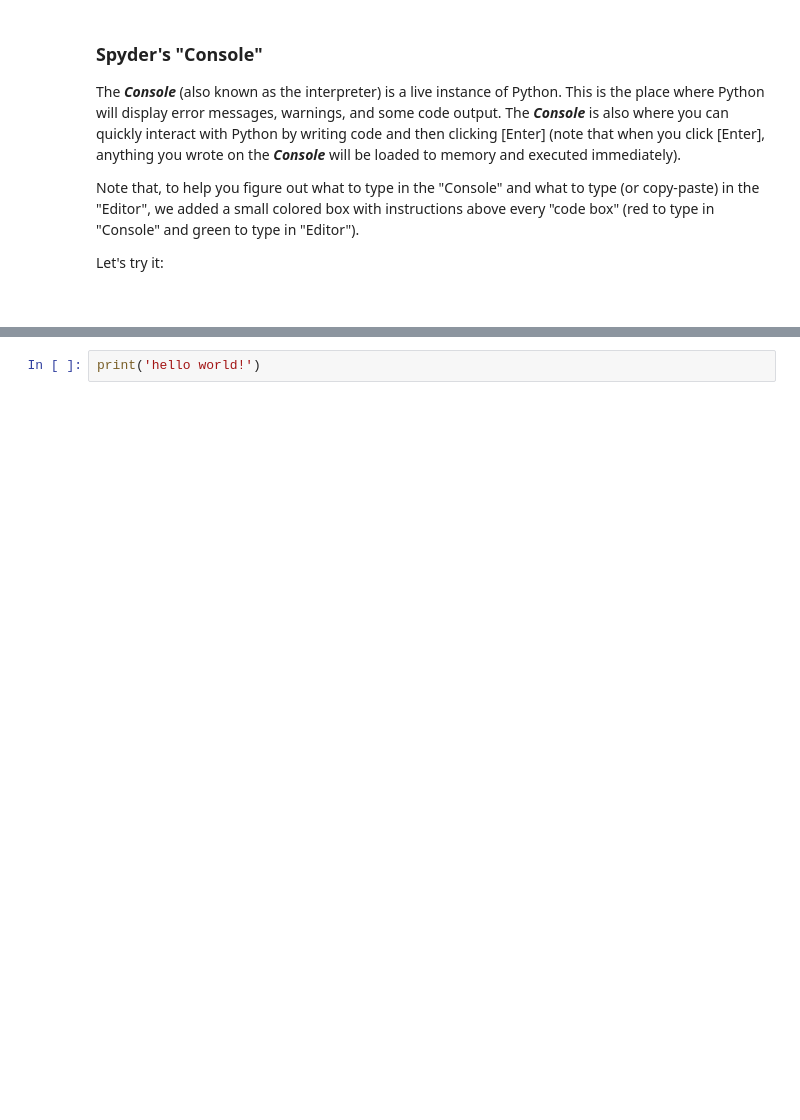
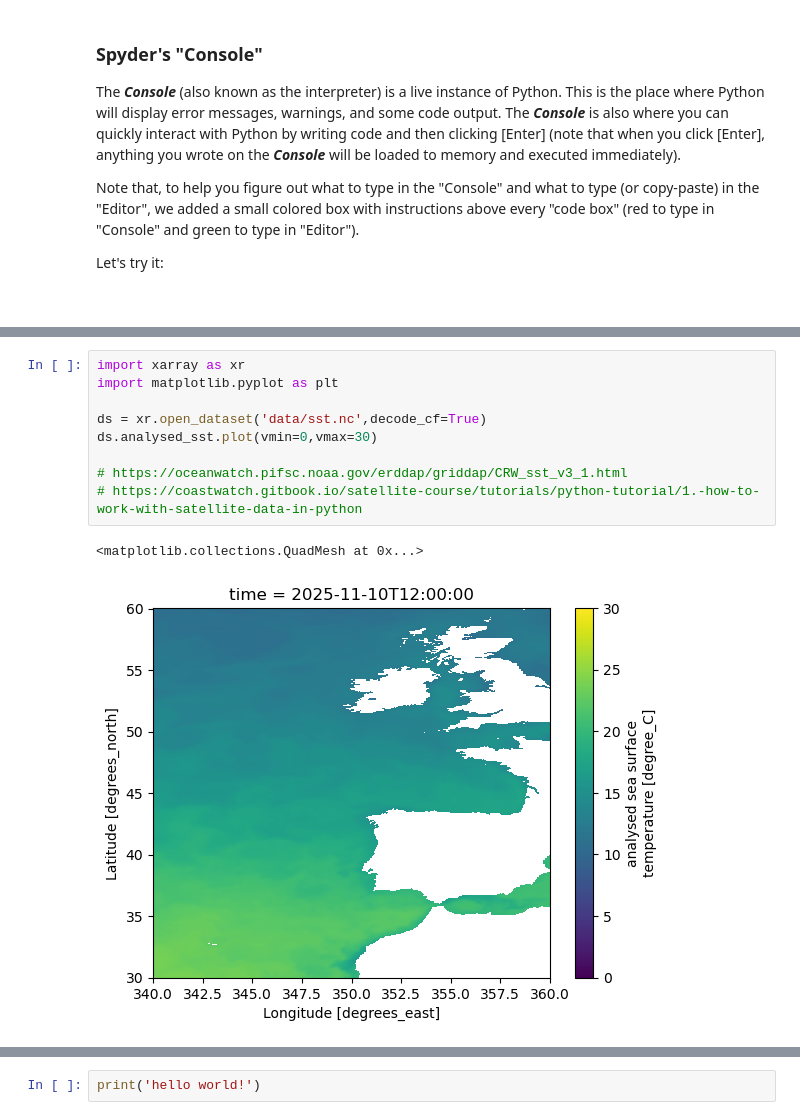
Before and after one commit to alaurent101/WYTEC2_Python_Workshop, a Jupyter notebook: WYTEC2_PythonTutorial.ipynb, the cells around one changed output, grey strips where cells are left out. Saved outputs shown, nothing was run; the diff lists cells and outputs as text; blank space fills up the shorter version.

```diff
--- a/WYTEC2_PythonTutorial.ipynb
+++ b/WYTEC2_PythonTutorial.ipynb
@@ -116,0 +140,12 @@ Let's try it:
+# %%
+import xarray as xr
+import matplotlib.pyplot as plt
+
+ds = xr.open_dataset('data/sst.nc',decode_cf=True)
+ds.analysed_sst.plot(vmin=0,vmax=30)
+
+# https://oceanwatch.pifsc.noaa.gov/erddap/griddap/CRW_sst_v3_1.html
+# https://coastwatch.gitbook.io/satellite-course/tutorials/python-tutorial/1.-how-to-work-with-satellite-data-in-python
+# %% [output]
+<matplotlib.collections.QuadMesh at 0x...>
+[figure, added]
```
Also changed, not shown: parts of 19 cells of this notebook, 35 other files.
